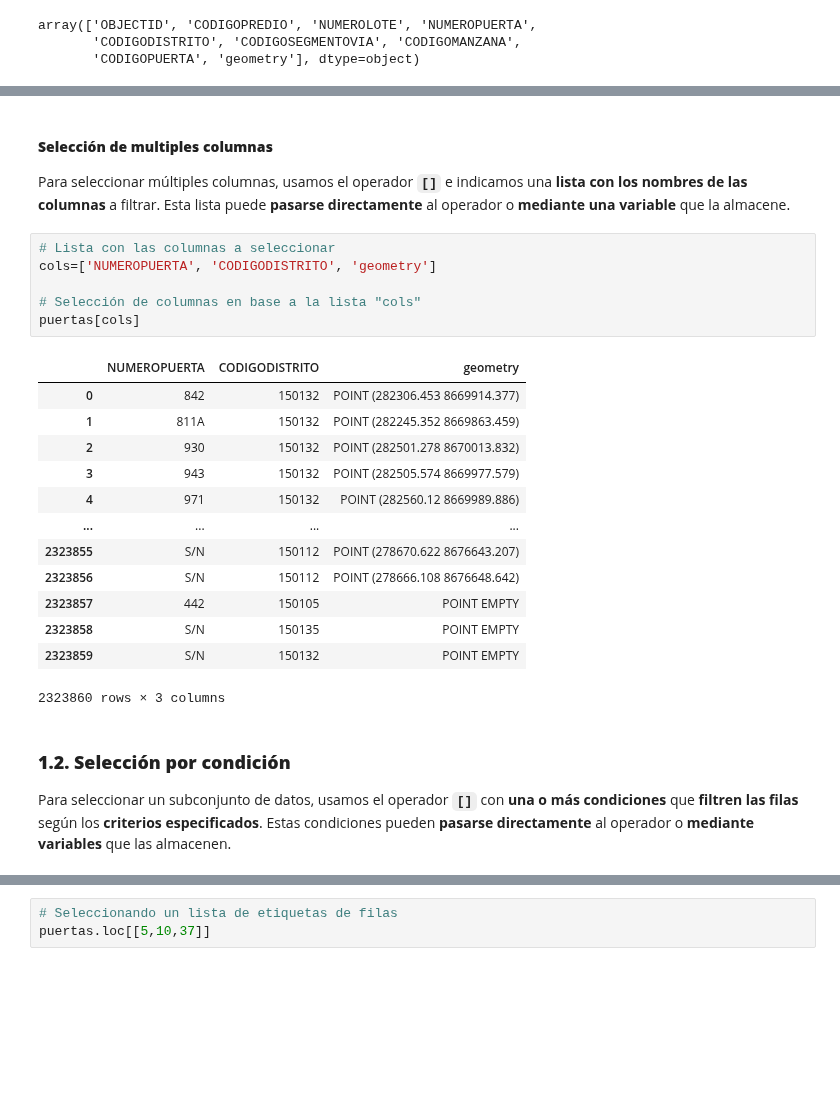
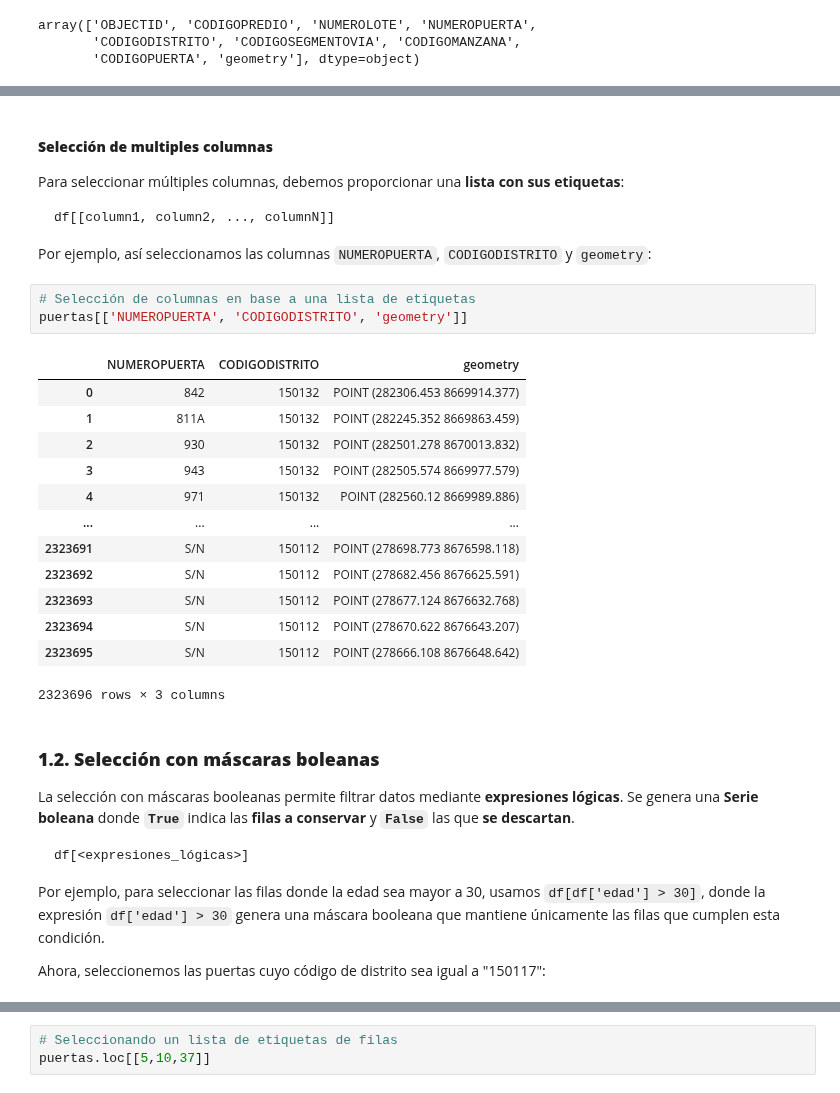
Before and after one commit to chlopezgis/book-geopython, a Jupyter notebook: _sources/indexing_selecting.ipynb, the cells around one changed output, grey strips where cells are left out. Cells and saved outputs as stored; diff of their text form; blank space fills up the shorter version.

````diff
--- a/_sources/indexing_selecting.ipynb
+++ b/_sources/indexing_selecting.ipynb
@@ -78,29 +92,40 @@ Name: NUMEROPUERTA, Length: 2323860, dtype: object
 # %% [markdown]
 #### **Selección de multiples columnas**
 
-Para seleccionar múltiples columnas, usamos el operador **`[]`** e indicamos una **lista con los nombres de las columnas** a filtrar. Esta lista puede **pasarse directamente** al operador o **mediante una variable** que la almacene.
+Para seleccionar múltiples columnas, debemos proporcionar una **lista con sus etiquetas**:
+
+```python
+df[[column1, column2, ..., columnN]]
+```
+
+Por ejemplo, así seleccionamos las columnas `NUMEROPUERTA`, `CODIGODISTRITO` y `geometry`:
 # %%
-# Lista con las columnas a seleccionar
-cols=['NUMEROPUERTA', 'CODIGODISTRITO', 'geometry']
-
-# Selección de columnas en base a la lista "cols"
-puertas[cols]
+# Selección de columnas en base a una lista de etiquetas
+puertas[['NUMEROPUERTA', 'CODIGODISTRITO', 'geometry']]
 # %% [output]
 |  | NUMEROPUERTA | CODIGODISTRITO | geometry |
 | 0 | 842 | 150132 | POINT (282306.453 8669914.377) |
 | 1 | 811A | 150132 | POINT (282245.352 8669863.459) |
 | 2 | 930 | 150132 | POINT (282501.278 8670013.832) |
 | 3 | 943 | 150132 | POINT (282505.574 8669977.579) |
 | 4 | 971 | 150132 | POINT (282560.12 8669989.886) |
 | ... | ... | ... | ... |
-| 2323855 | S/N | 150112 | POINT (278670.622 8676643.207) |
-| 2323856 | S/N | 150112 | POINT (278666.108 8676648.642) |
-| 2323857 | 442 | 150105 | POINT EMPTY |
-| 2323858 | S/N | 150135 | POINT EMPTY |
-| 2323859 | S/N | 150132 | POINT EMPTY |
+| 2323691 | S/N | 150112 | POINT (278698.773 8676598.118) |
+| 2323692 | S/N | 150112 | POINT (278682.456 8676625.591) |
+| 2323693 | S/N | 150112 | POINT (278677.124 8676632.768) |
+| 2323694 | S/N | 150112 | POINT (278670.622 8676643.207) |
+| 2323695 | S/N | 150112 | POINT (278666.108 8676648.642) |
-2323860 rows × 3 columns
+2323696 rows × 3 columns
 # %% [markdown]
-### **1.2. Selección por condición**
+### **1.2. Selección con máscaras boleanas**
 
-Para seleccionar un subconjunto de datos, usamos el operador **`[]`** con **una o más condiciones** que **filtren las filas** según los **criterios especificados**. Estas condiciones pueden **pasarse directamente** al operador o **mediante variables** que las almacenen.
+La selección con máscaras booleanas permite filtrar datos mediante **expresiones lógicas**. Se genera una **Serie boleana** donde **`True`** indica las **filas a conservar** y **`False`** las que **se descartan**.
+
+```python
+df[<expresiones_lógicas>]
+```
+
+Por ejemplo, para seleccionar las filas donde la edad sea mayor a 30, usamos `df[df['edad'] > 30]`, donde la expresión `df['edad'] > 30` genera una máscara booleana que mantiene únicamente las filas que cumplen esta condición.
+
+Ahora, seleccionemos las puertas cuyo código de distrito sea igual a "150117":
 # %%
````
Also changed, not shown: parts of 59 cells of this notebook, 2 other files.
